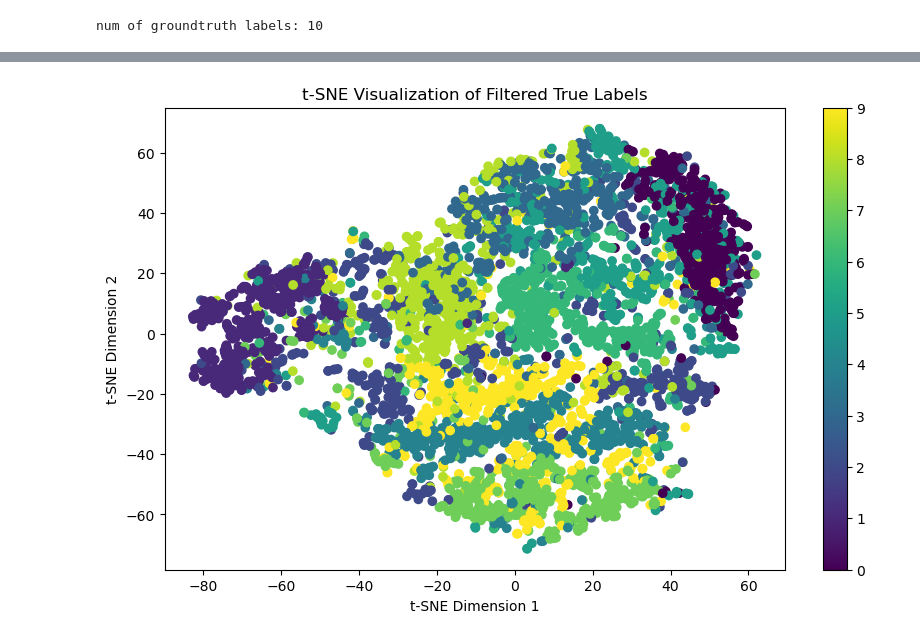
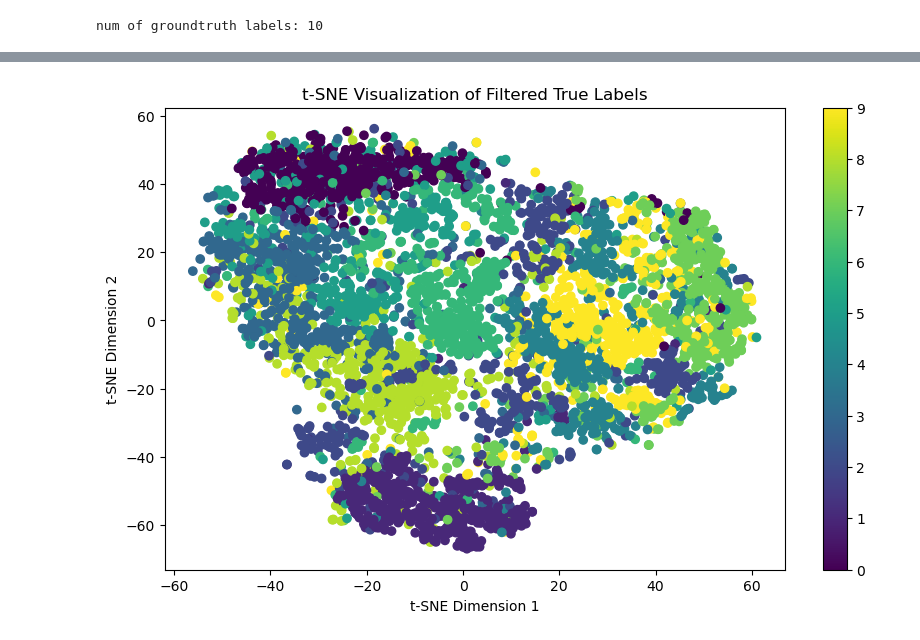
Before and after one commit to zyiology/SC4020_Proj2, a Jupyter notebook: mnist_clustering.ipynb, the cells around one changed output, grey strips where cells are left out. Drawn from its saved outputs; the diff is of its cells as text; code cells hidden in the pictures.

```diff
--- a/mnist_clustering.ipynb
+++ b/mnist_clustering.ipynb
@@ -100,13 +100,13 @@ Silhouette: 0.09159158804477086
 ## using t-sne (alternative to pca) to visualize clusters according to true labels
 
 # Calculate cosine distances between binary vectors
-cosine_distances_matrix = cosine_distances(itemset_features)
+#cosine_distances_matrix = cosine_distances(itemset_features)
 
 # Create a t-SNE instance with cosine distance
-tsne = TSNE(n_components=2, metric="precomputed", perplexity=30, learning_rate=200, init="random")
+tsne = TSNE(n_components=2, metric="cosine", perplexity=50, learning_rate=(len(itemset_features)/48), n_iter=5000, n_jobs=-1, early_exaggeration=16)
 
 # Fit t-SNE to the cosine distance matrix
-tsne_results = tsne.fit_transform(cosine_distances_matrix)
+tsne_results = tsne.fit_transform(itemset_features)
 
 # Create a scatter plot to visualize the results
 plt.figure(figsize=(10, 6))
@@ -151,7 +151,7 @@ plt.show()
 from sklearn.cluster import DBSCAN
 
 # Apply DBSCAN to the t-SNE results
-dbscan = DBSCAN(eps=3.4, min_samples=5)
+dbscan = DBSCAN(eps=2, min_samples=5)
 dbscan_labels = dbscan.fit_predict(tsne_results)
 
 # Create a scatter plot to visualize the DBSCAN clustering results
@@ -163,5 +163,5 @@ plt.xlabel('t-SNE Dimension 1')
 plt.ylabel('t-SNE Dimension 2')
 plt.show()
 
-compare_true_labels(dbscan_labels, true_labels, itemset_features)
+compare_true_labels(true_labels, dbscan_labels, itemset_features)
 # %% [output]
@@ -176,0 +222,16 @@ array([0.0003524 , 0.01637714, 0.17277301, 0.00859598, 0.01637714,
+# %%
+# Apply DBSCAN to the t-SNE results
+dbscan = DBSCAN(eps=best_eps, min_samples=best_min_samples)
+dbscan_labels = dbscan.fit_predict(tsne_results)
+
+# Create a scatter plot to visualize the DBSCAN clustering results
+plt.figure(figsize=(10, 6))
+plt.scatter(tsne_results[:, 0], tsne_results[:, 1], c=dbscan_labels, cmap='turbo')
+plt.colorbar()
+plt.title('DBSCAN Clustering on t-SNE Results')
+plt.xlabel('t-SNE Dimension 1')
+plt.ylabel('t-SNE Dimension 2')
+plt.show()
+
+non_noise_indices = np.where(dbscan_labels != -1)[0]
+_ = compare_true_labels(true_labels[non_noise_indices], dbscan_labels[non_noise_indices], itemset_features[non_noise_indices])
@@ -262,27 +331,27 @@ Silhouette: 0.09207040339594685
 # %%
 ## using t-sne (alternative to pca) to visualize filtered true clusters
 
 # Calculate cosine distances between binary vectors
-cosine_distances_matrix = cosine_distances(filtered_data)
+#cosine_distances_matrix = cosine_distances(filtered_data)
 
 # Create a t-SNE instance with cosine distance
-tsne = TSNE(n_components=2, metric="precomputed", perplexity=30, learning_rate=200, init="random")
+tsne = TSNE(n_components=2, metric="cosine", perplexity=50, learning_rate=5000/48, n_iter=3000, n_jobs=-1)
 
 # Fit t-SNE to the cosine distance matrix
-tsne_results = tsne.fit_transform(cosine_distances_matrix)
+tsne_results = tsne.fit_transform(filtered_data)
 
 # Create a scatter plot to visualize the results
 plt.figure(figsize=(10, 6))
 
 
 plt.scatter(tsne_results[:, 0], tsne_results[:, 1], c=filtered_labels, cmap='viridis')
 plt.colorbar()
 plt.title('t-SNE Visualization of Filtered True Labels')
 plt.xlabel('t-SNE Dimension 1')
 plt.ylabel('t-SNE Dimension 2')
 plt.show()
 # %% [output]
-[figure, old version]
+[figure, new version]
 # %%
 ## using t-sne (alternative to pca) to visualize filtered SPHKMEANS clusters
 
```
Also changed, not shown: parts of 13 cells of this notebook, 4 other files.
